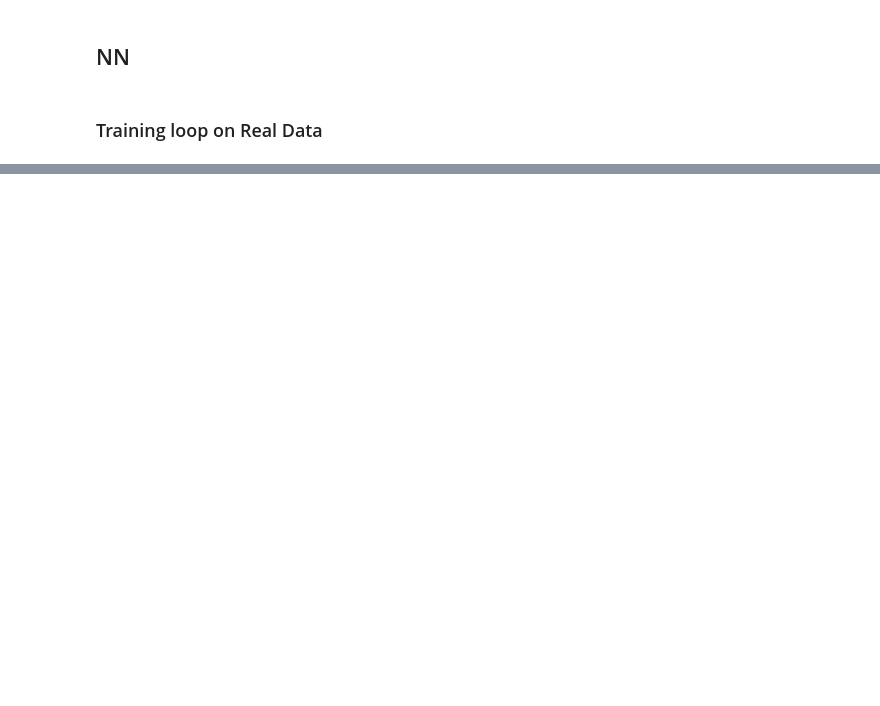
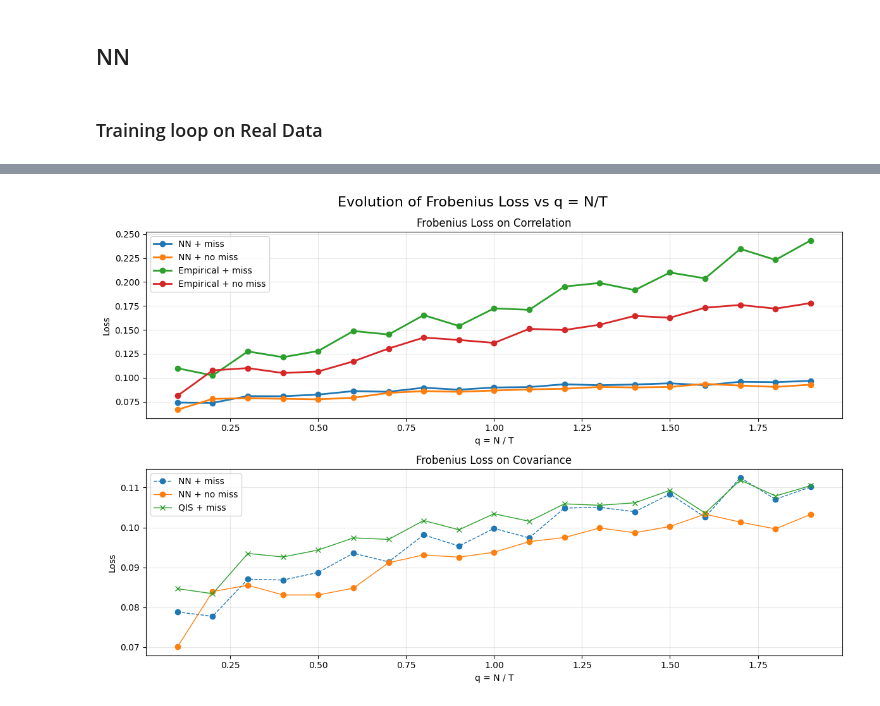
Before and after one commit to Armanddevacc/covariance-cleaning-nn, a Jupyter notebook: NN_real_data.ipynb, the cells around one changed output, grey strips where cells are left out. Drawn from its saved outputs; the diff is of its cells as text; code cells hidden in the pictures; blank space fills up the shorter version.

```diff
--- a/NN_real_data.ipynb
+++ b/NN_real_data.ipynb
@@ -54,0 +158,15 @@ InvalidArgumentError: {{function_node __wrapped__SelfAdjointEigV2_device_/job:lo
+# %%
+accumulate_step = 1 # don't need cus we are doing it manually
+Ns = [20, 40, 60, 80, 100, 120, 140, 160, 180 ]
+qs = [0.1, 0.2, 0.3, 0.4, 0.5, 0.6, 0.7, 0.8, 0.9, 1, 1.1, 1.2, 1.3, 1.4, 1.5, 1.6, 1.7, 1.8, 1.9]
+# Ts = [20, 30, 40, 50, 60, 80, 100, 120]
+# %%
+frob_corr_loss, frob_cov_loss = np.empty(shape=(len(Ns), len(qs), 4)),np.empty(shape=(len(Ns), len(qs), 5))
+
+for i,n in enumerate(Ns):
+    for j,q in enumerate(qs):
+        frob_corr_loss_loc, frob_cov_loss_loc = accumulate_loss(
+            model_generated_data, accumulate_step, q, q, n, n, tf_data_generator, tf_loss_function_mat
+        )
+        frob_corr_loss[i,j, :] = frob_corr_loss_loc[0]
+        frob_cov_loss[i,j, :] = frob_cov_loss_loc[0]
@@ -54,0 +183,41 @@ InvalidArgumentError: {{function_node __wrapped__SelfAdjointEigV2_device_/job:lo
+# %%
+import matplotlib.pyplot as plt
+import numpy as np
+
+plt.figure(figsize=(12,8))
+
+# ---------- CORRELATION ----------
+ax1 = plt.subplot(2,1,1)
+
+ax1.plot(qs, means_corr[:,0], marker='o', linewidth=2, label="NN + miss")
+ax1.plot(qs, means_corr[:,1], marker='o', linewidth=2, label="NN + no miss")
+ax1.plot(qs, means_corr[:,2], marker='o', linewidth=2, label="Empirical + miss")
+ax1.plot(qs, means_corr[:,3], marker='o', linewidth=2, label="Empirical + no miss")
+
+ax1.set_title("Frobenius Loss on Correlation")
+ax1.set_xlabel("q = N / T")
+ax1.set_ylabel("Loss")
+ax1.grid(alpha=0.3)
+ax1.legend()
+
+
+# ---------- COVARIANCE ----------
+ax2 = plt.subplot(2,1,2)
+
+ax2.plot(qs, means_cov[:,0], marker='o', linestyle ='--', linewidth=1, label="NN + miss")
+ax2.plot(qs, means_cov[:,1], marker='o', linewidth=1, label="NN + no miss")
+#ax2.plot(qs, means_cov[:,2], marker='o', linewidth=2, label="Empirical + miss")
+#ax2.plot(qs, means_cov[:,3], marker='o', linewidth=2, label="Empirical + no miss")
+ax2.plot(qs, means_cov[:,4], marker='x', linewidth=1, label="QIS + miss")
+
+ax2.set_title("Frobenius Loss on Covariance")
+ax2.set_xlabel("q = N / T")
+ax2.set_ylabel("Loss")
+ax2.grid(alpha=0.3)
+ax2.legend()
+
+plt.suptitle("Evolution of Frobenius Loss vs q = N/T", fontsize=16)
+plt.tight_layout()
+plt.show()
+# %% [output]
+[figure, added]
```
Also changed, not shown: parts of 21 cells of this notebook.
